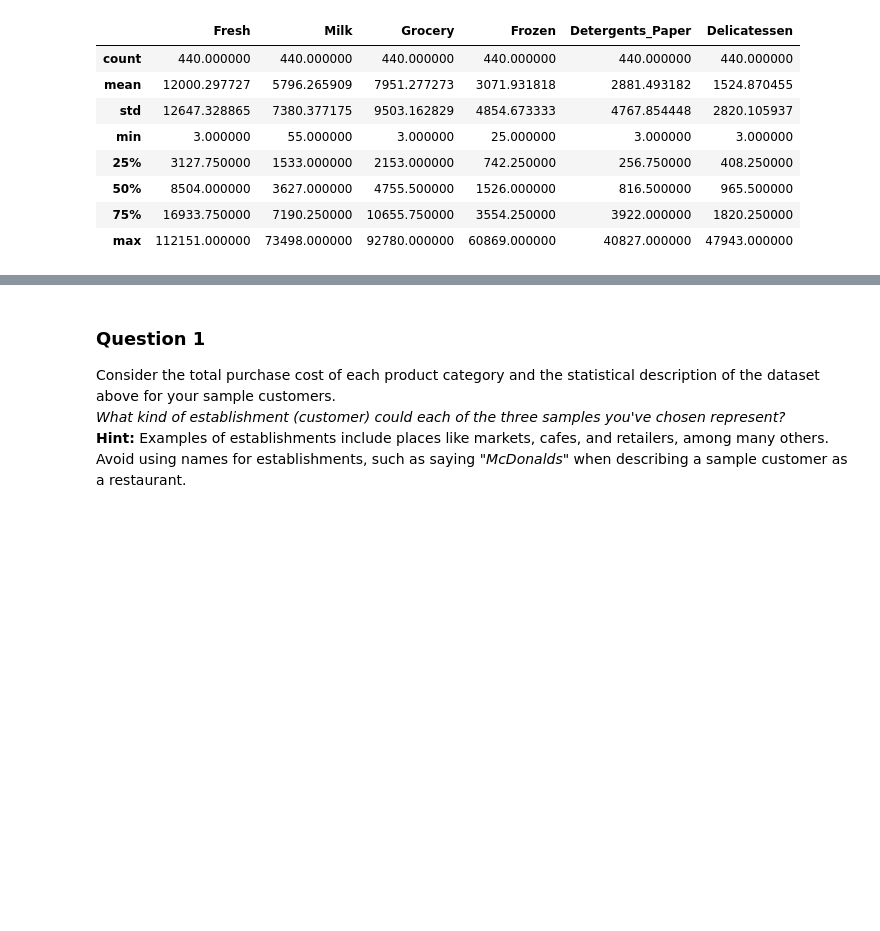
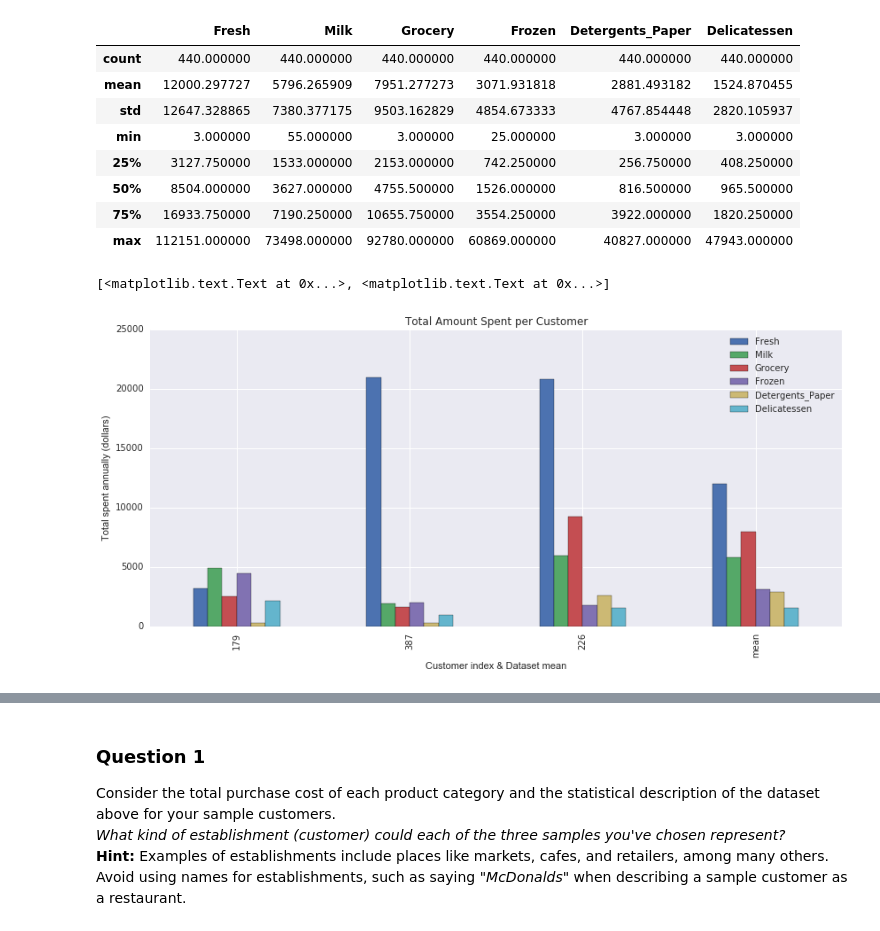
Before and after one commit to kdeneweth3/Customer_segments, a Jupyter notebook: customer_segments.ipynb, the cells around one changed output, grey strips where cells are left out. Saved outputs shown, nothing was run; the diff lists cells and outputs as text; code cells hidden in the pictures; blank space fills up the shorter version.

```diff
--- a/customer_segments.ipynb
+++ b/customer_segments.ipynb
@@ -122,3 +122,12 @@ Chosen samples of wholesale customers dataset:
 | 50% | 8504.000000 | 3627.000000 | 4755.500000 | 1526.000000 | 816.500000 | 965.500000 |
 | 75% | 16933.750000 | 7190.250000 | 10655.750000 | 3554.250000 | 3922.000000 | 1820.250000 |
 | max | 112151.000000 | 73498.000000 | 92780.000000 | 60869.000000 | 40827.000000 | 47943.000000 |
+# %%
+# Total amount spent per customer (by category), includes dataset mean
+samples_bar = samples.append(data.describe().loc['mean'])
+samples_bar.index = indices + ['mean']
+_ = samples_bar.plot(kind='bar', figsize=(14,6),  title='Total Amount Spent per Customer')
+_.set(xlabel="Customer index & Dataset mean", ylabel="Total spent annually (dollars)")
+# %% [output]
+[<matplotlib.text.Text at 0x...>, <matplotlib.text.Text at 0x...>]
+[figure, added]
```
Also changed, not shown: parts of 19 cells of this notebook, 1 other file.
